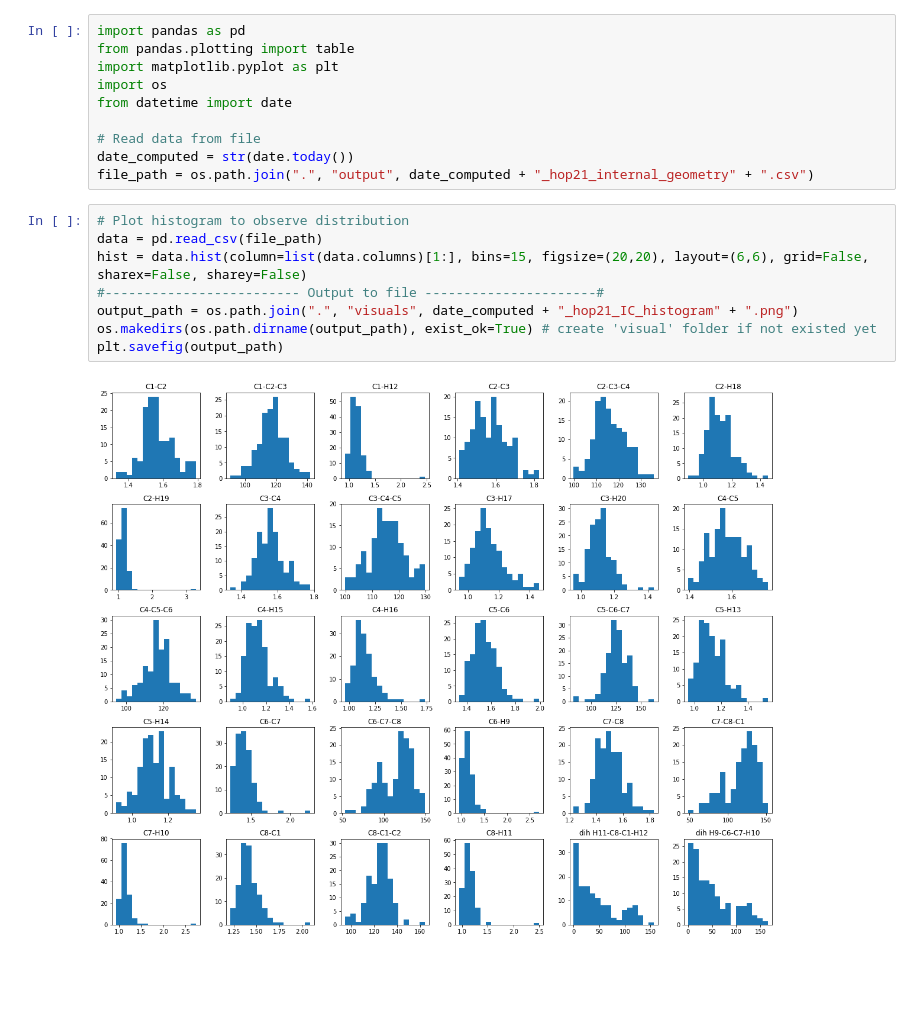
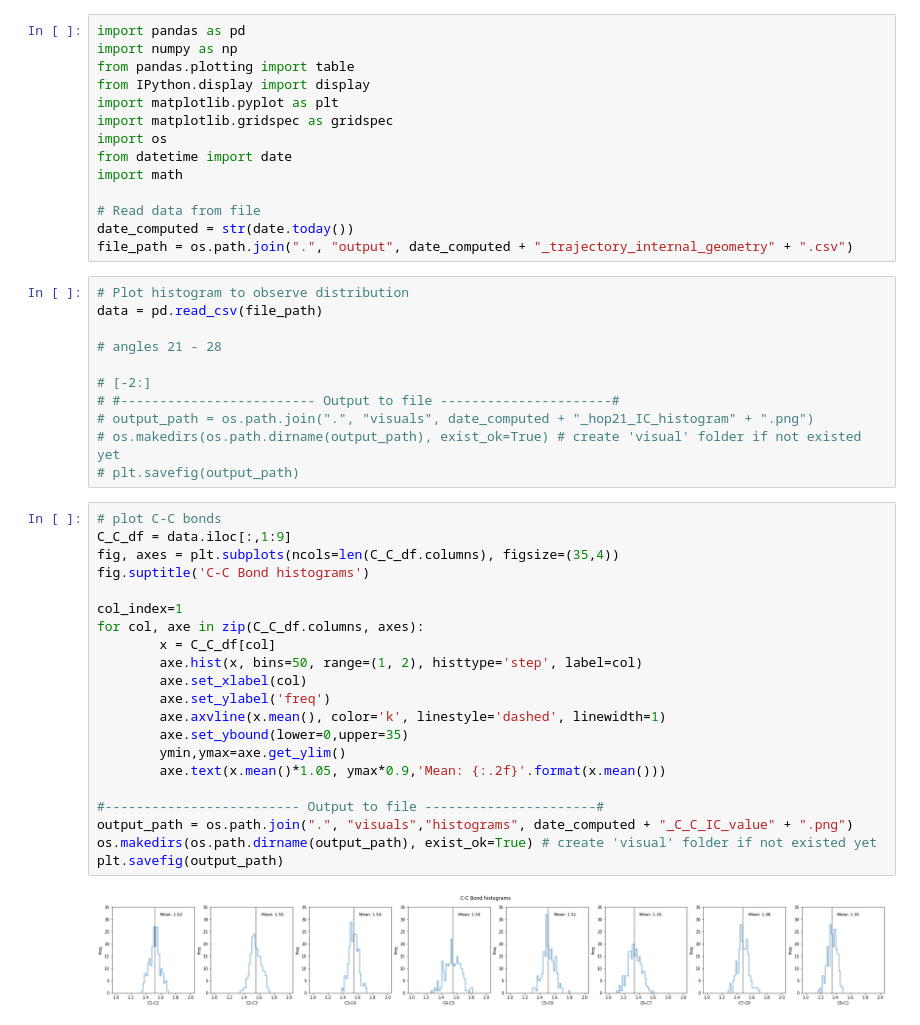
Before and after one commit to KhaiTTNguyen/Computational_Quantum_Chemistry, a Jupyter notebook: structural_influence_on_excited_state_dynamics/[Khai_Nguyen]_Internal_Coordinates_Visualization.ipynb, the cells around one changed output. Drawn from its saved outputs; the diff is of its cells as text; blank space fills up the shorter version.

Commit message:
reproduced histrogram with mean value line

```diff
--- a/structural_influence_on_excited_state_dynamics/[Khai_Nguyen]_Internal_Coordinates_Visualization.ipynb
+++ b/structural_influence_on_excited_state_dynamics/[Khai_Nguyen]_Internal_Coordinates_Visualization.ipynb
@@ -1,21 +1,49 @@
 # %%
 import pandas as pd
+import numpy as np
 from pandas.plotting import table
+from IPython.display import display
 import matplotlib.pyplot as plt
+import matplotlib.gridspec as gridspec
 import os
 from datetime import date
+import math
 
 # Read data from file
 date_computed = str(date.today())
-file_path = os.path.join(".", "output", date_computed + "_hop21_internal_geometry" + ".csv")
+file_path = os.path.join(".", "output", date_computed + "_trajectory_internal_geometry" + ".csv")
 # %%
 # Plot histogram to observe distribution
 data = pd.read_csv(file_path)
-hist = data.hist(column=list(data.columns)[1:], bins=15, figsize=(20,20), layout=(6,6), grid=False, sharex=False, sharey=False)
-#------------------------- Output to file ----------------------#
-output_path = os.path.join(".", "visuals", date_computed + "_hop21_IC_histogram" + ".png")
-os.makedirs(os.path.dirname(output_path), exist_ok=True) # create 'visual' folder if not existed yet
-plt.savefig(output_path)
+
+# angles 21 - 28
+
+# [-2:]
+# #------------------------- Output to file ----------------------#
+# output_path = os.path.join(".", "visuals", date_computed + "_hop21_IC_histogram" + ".png")
+# os.makedirs(os.path.dirname(output_path), exist_ok=True) # create 'visual' folder if not existed yet
+# plt.savefig(output_path)
-# %% [output]
-[figure, removed]
+# %%
+# plot C-C bonds
+C_C_df = data.iloc[:,1:9]
+fig, axes = plt.subplots(ncols=len(C_C_df.columns), figsize=(35,4))
+fig.suptitle('C-C Bond histograms')
+
+col_index=1
+for col, axe in zip(C_C_df.columns, axes):
+        x = C_C_df[col]
+        axe.hist(x, bins=50, range=(1, 2), histtype='step', label=col)
+        axe.set_xlabel(col)
+        axe.set_ylabel('freq')
+        axe.axvline(x.mean(), color='k', linestyle='dashed', linewidth=1)
+        axe.set_ybound(lower=0,upper=35)
+        ymin,ymax=axe.get_ylim()
+        axe.text(x.mean()*1.05, ymax*0.9,'Mean: {:.2f}'.format(x.mean()))
+
+#------------------------- Output to file ----------------------#
+output_path = os.path.join(".", "visuals","histograms", date_computed + "_C_C_IC_value" + ".png")
+os.makedirs(os.path.dirname(output_path), exist_ok=True) # create 'visual' folder if not existed yet
+plt.savefig(output_path)
+# %% [output]
+[figure, added]
 # %%
```
Also changed, not shown: parts of 4 cells of this notebook, 9 other files.
